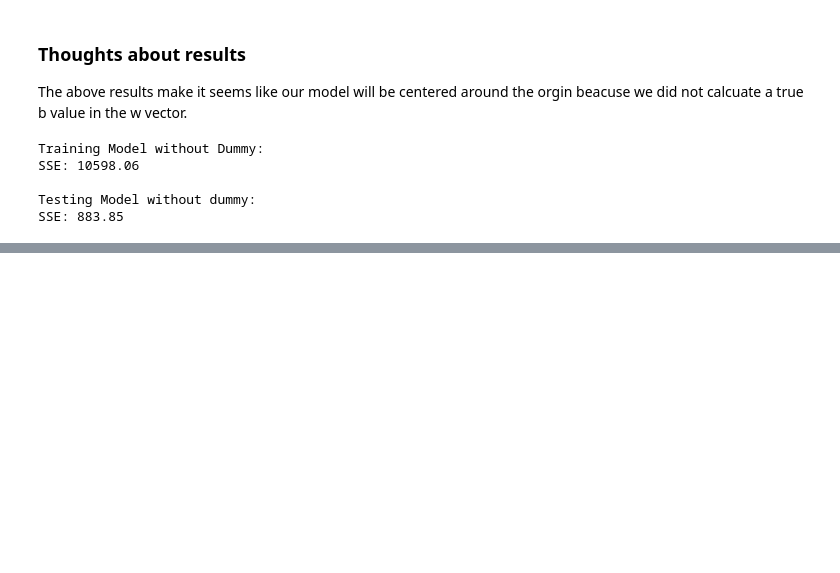
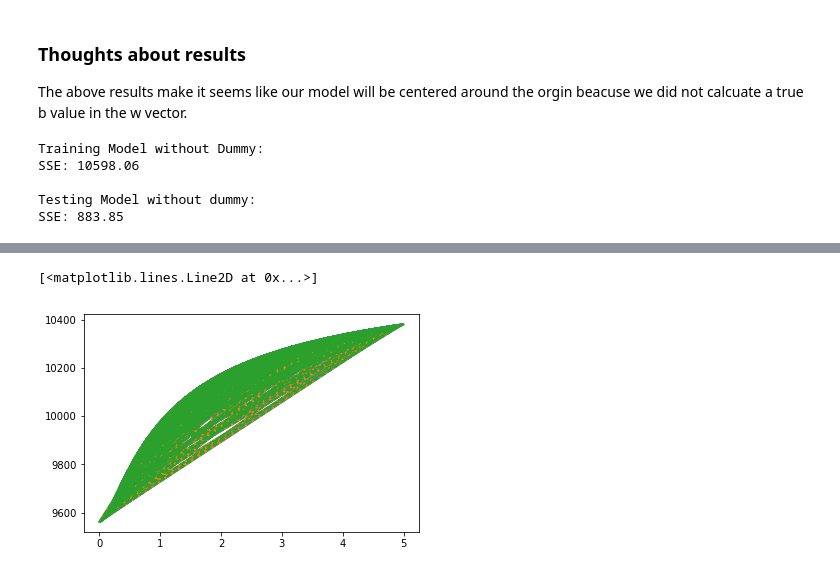
Before and after one commit to MrFengShui/CS434, a Jupyter notebook: HW1/Assignment One.ipynb, the cells around one changed output, grey strips where cells are left out. Cells and saved outputs as stored; diff of their text form; code cells hidden in the pictures; blank space fills up the shorter version.

Commit message:
finish part 6

```diff
--- a/HW1/Assignment One.ipynb
+++ b/HW1/Assignment One.ipynb
@@ -188,3 +274,19 @@ feature_ten = np.random.uniform(0,1600,433)
+# %%
+## part 6 plot
+x = sse_train.keys()
+y = sse_train.values()
+plt.plot(x, y, linewidth=2.0)
+plt.plot(x, y, ls='solid')
+plt.plot(x, y, ls='--')
+
+x = sse_test.keys()
+y = sse_test.values()
+plt.plot(x, y, linewidth=2.0)
+plt.plot(x, y, ls='solid')
+plt.plot(x, y, ls='--')
+# %% [output]
+[<matplotlib.lines.Line2D at 0x...>]
+[figure, added]
 # %%
 ## Extra stuff below ##
 # %%
```
Also changed, not shown: parts of 4 cells of this notebook, 2 other files.
